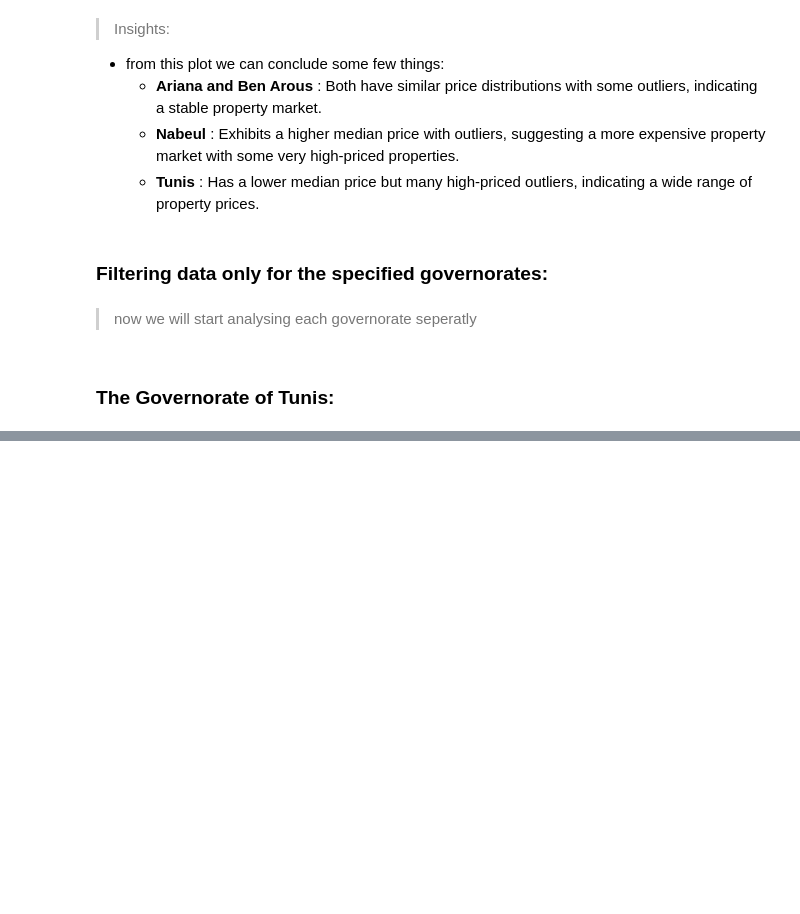
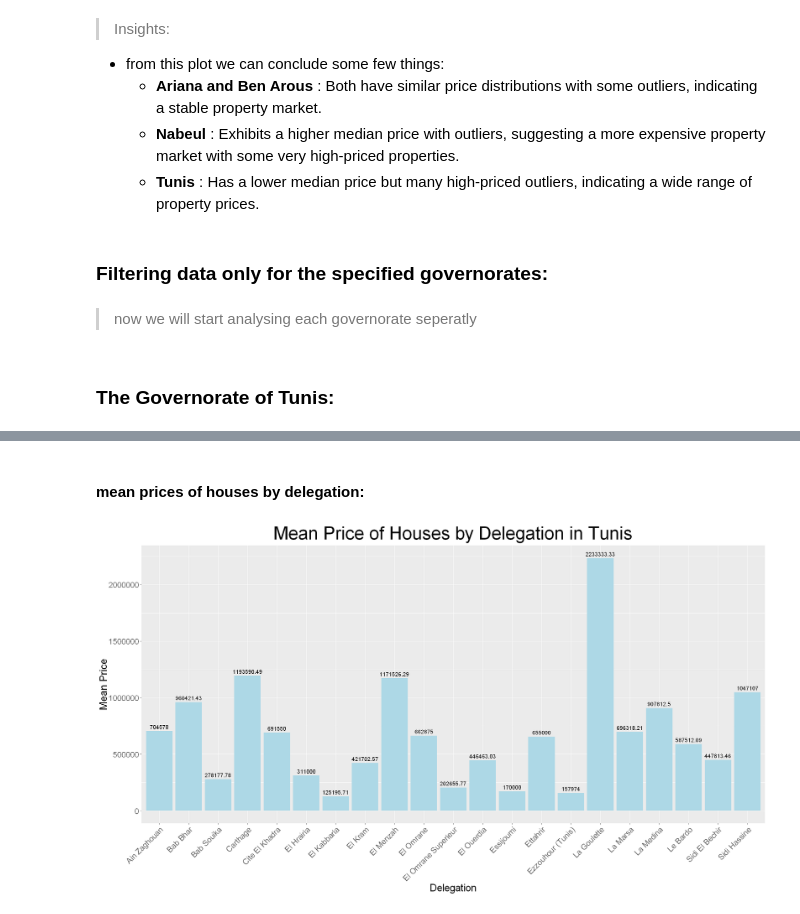
Before and after one commit to AzyzHm/Tunisia-Real-Estate-Analysis, a Jupyter notebook: Tunisia_real_estate_Analysis.ipynb, the cells around one changed output, grey strips where cells are left out. Drawn from its saved outputs; the diff is of its cells as text; code cells hidden in the pictures; blank space fills up the shorter version.

```diff
--- a/Tunisia_real_estate_Analysis.ipynb
+++ b/Tunisia_real_estate_Analysis.ipynb
@@ -219,0 +269,28 @@ data_Nabeul <- subset(data, Governorate == "Nabeul")
+# %% [markdown]
+#### mean prices of houses by delegation:
+# %%
+# Filter data for only "Houses" type of real estate
+data_tunis_houses <- subset(data_tunis, Type.of.Real.Estate == "Houses")
+
+# Calculate mean price by delegation for Houses only
+tunis_mean_price_by_delegation_houses <- aggregate(Price ~ Delegation, data = data_tunis_houses, FUN = mean)
+tunis_mean_price_by_delegation_houses <- tunis_mean_price_by_delegation_houses[order(tunis_mean_price_by_delegation_houses$Price, decreasing = TRUE), ]
+
+# Create the bar plot for mean price by delegation for Houses only
+tunis_mean_price_by_delegation_houses_bar_plot <- ggplot(tunis_mean_price_by_delegation_houses, aes(x = Delegation, y = Price)) +
+  geom_bar(stat = "identity", fill = "lightblue") +
+  geom_text(aes(label = round(Price, 2)), vjust = -0.5) +
+  ggtitle("Mean Price of Houses by Delegation in Tunis") +
+  xlab("Delegation") +
+  ylab("Mean Price") +
+  theme(axis.text.x = element_text(angle = 45, hjust = 1),  # Rotate x-axis labels for better readability
+        axis.text = element_text(size = 15),
+        axis.title = element_text(size = 20),
+        plot.title = element_text(size = 35, hjust = 0.5))
+
+tunis_mean_price_by_delegation_houses_bar_plot
+
+# Save the bar plot for Mean Price of Real Estate Transactions by Delegation in Tunis
+ggsave("plots/Mean Price of Real Estate Transactions by Delegation in Tunis.png", tunis_mean_price_by_delegation_houses_bar_plot, width = 18, height = 10)
+# %% [output]
+[figure, added]
```
Also changed, not shown: parts of 13 cells of this notebook, 4 other files.
